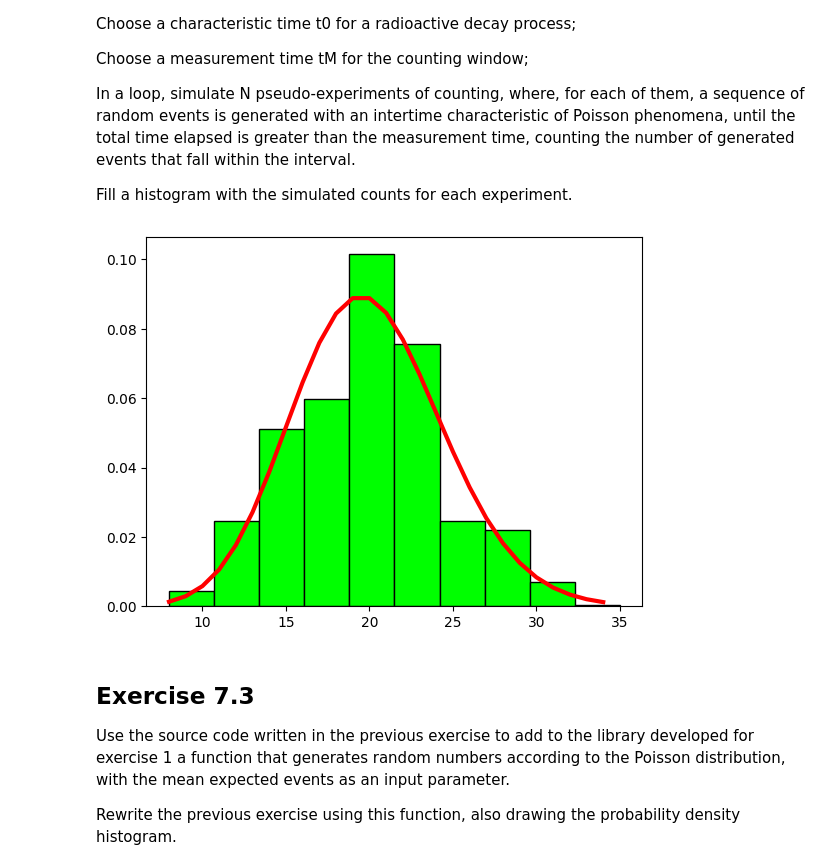
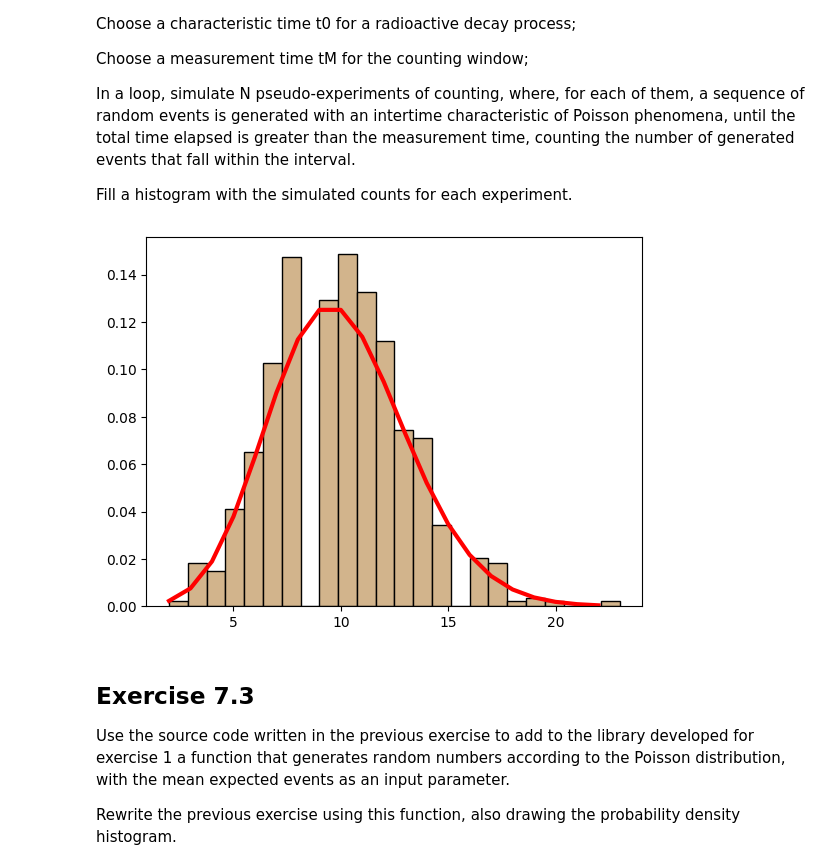
Before and after one commit to CarminatiGiovanni/LaboratorioCalcoloEStatistica, a Jupyter notebook: exercises_7_131123.ipynb, the cells around one changed output. Drawn from its saved outputs; the diff is of its cells as text; code cells hidden in the pictures.

```diff
--- a/exercises_7_131123.ipynb
+++ b/exercises_7_131123.ipynb
@@ -48,0 +51,13 @@ plt.show()
+# %%
+from mylib.radom_numbers import rand_uniform
+
+def rand_expon(t0,size=1):
+  return -t0*np.log(1-rand_uniform(0,1,size=size))
+
+plt.hist(rand_expon(t0,size=1000),edgecolor='black',color='tan',bins=sturges(1000),density=True)
+fix_expon = rng.expon(t0)
+X = np.linspace(0,max(exponential_random_numbers), 1000)
+Y = fix_expon.pdf(X)
+
+plt.plot(X,Y,label=f'$\lambda$ = {1/t0}' + '$s^{-1}$',linewidth=3,color='lime')
+plt.show()
@@ -60,25 +77,26 @@ Fill a histogram with the simulated counts for each experiment.
 # %%
 from scipy.stats import poisson
 import scipy as sc
-t0 = 5
-tM = 100
+# from mylib.radom_numbers import rand_expon
+t0 = 1
+tM = 10
 
 def experiment(tM):
     N = -1 # t = 0 is not a measurement
     while tM > 0:
         N += 1
-        tM -= rng.random_exponential_interval(t0)
+        tM -= rand_expon(t0)
     return N
 
 poissonX = np.array([experiment(tM) for _ in range(1000)])
 poisson_fix = poisson(tM/t0)
 X = np.arange(min(poissonX),max(poissonX))
-plt.hist(poissonX,edgecolor='black',color='lime',density=True)
+plt.hist(poissonX,edgecolor='black',color='tan',density=True,bins=sturges(1000))
 plt.plot(X,poisson_fix.pmf(X),color='red',linewidth=3)
 plt.plot()
 plt.show()
 # %% [output]
-[figure, old version]
+[figure, new version]
 # %% [markdown]
 ## Exercise 7.3
 Use the source code written in the previous exercise to add to the library developed for exercise 1 a function that generates random numbers according to the Poisson distribution, with the mean expected events as an input parameter.
```
Also changed, not shown: parts of 6 cells of this notebook, 1 other file.
